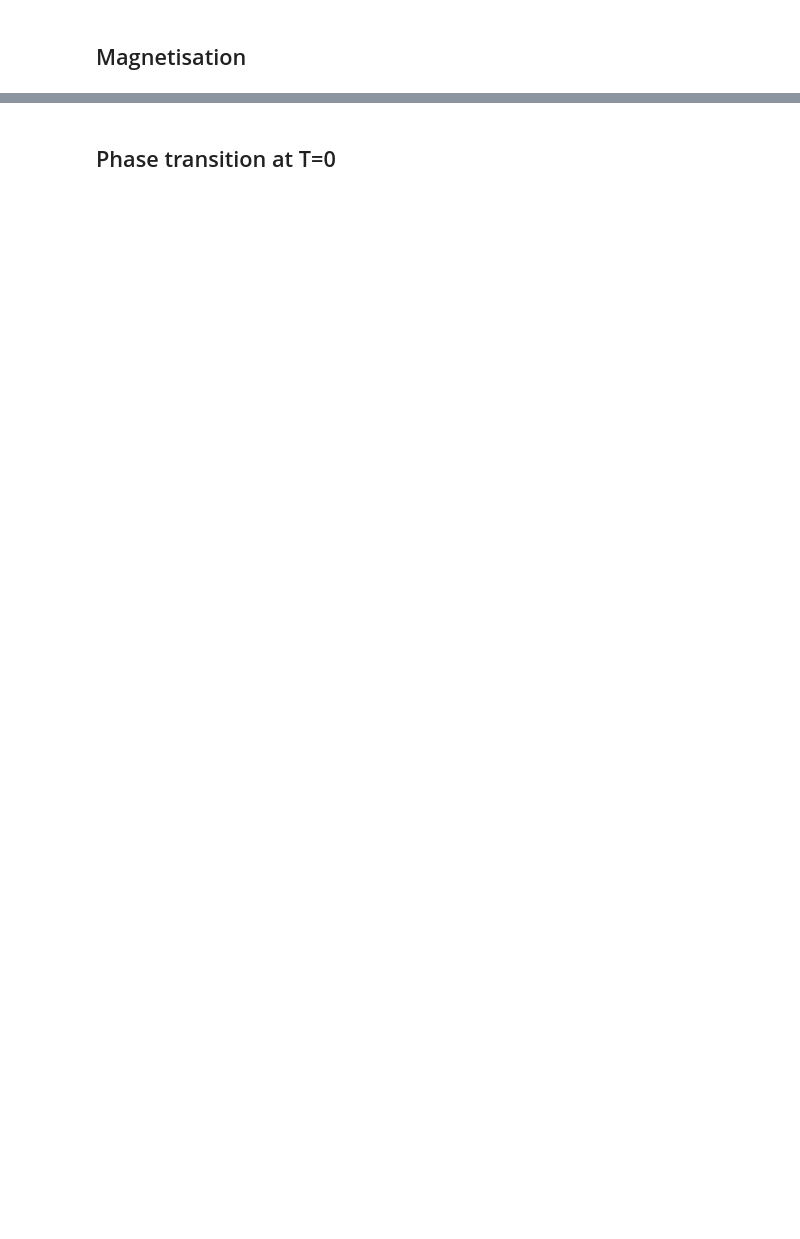
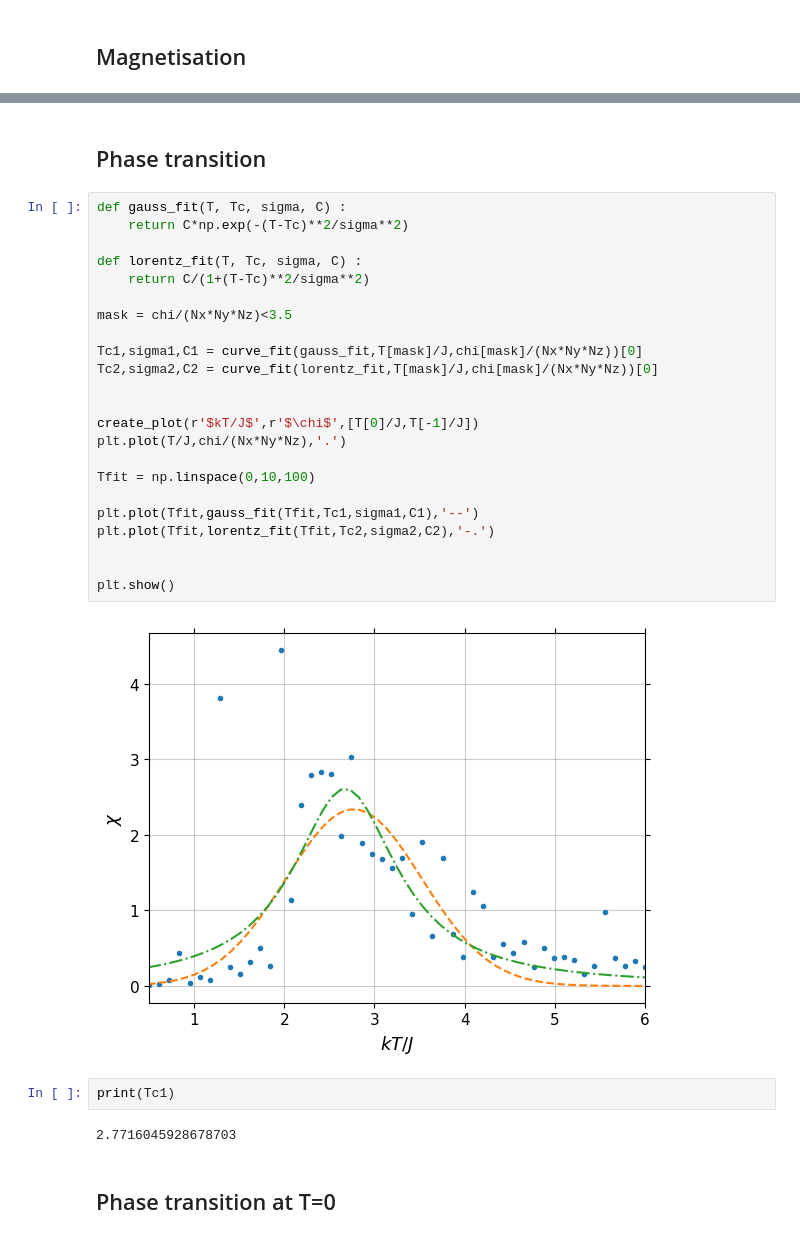
Before and after one commit to MathieuFerey/Transerve-Ising-Model, a Jupyter notebook: Transverse_Ising.ipynb, the cells around one changed output, grey strips where cells are left out. Drawn from its saved outputs; the diff is of its cells as text; blank space fills up the shorter version.

```diff
--- a/Transverse_Ising.ipynb
+++ b/Transverse_Ising.ipynb
@@ -154,3 +193,34 @@ plt.show()
+# %% [markdown]
+## Phase transition
+# %%
+def gauss_fit(T, Tc, sigma, C) :
+    return C*np.exp(-(T-Tc)**2/sigma**2)
+
+def lorentz_fit(T, Tc, sigma, C) :
+    return C/(1+(T-Tc)**2/sigma**2)
+
+mask = chi/(Nx*Ny*Nz)<3.5
+
+Tc1,sigma1,C1 = curve_fit(gauss_fit,T[mask]/J,chi[mask]/(Nx*Ny*Nz))[0]
+Tc2,sigma2,C2 = curve_fit(lorentz_fit,T[mask]/J,chi[mask]/(Nx*Ny*Nz))[0]
+
+
+create_plot(r'$kT/J$',r'$\chi$',[T[0]/J,T[-1]/J])
+plt.plot(T/J,chi/(Nx*Ny*Nz),'.')
+
+Tfit = np.linspace(0,10,100)
+
+plt.plot(Tfit,gauss_fit(Tfit,Tc1,sigma1,C1),'--')
+plt.plot(Tfit,lorentz_fit(Tfit,Tc2,sigma2,C2),'-.')
+
+
+plt.show()
+# %% [output]
+[figure, added]
+# %%
+print(Tc1)
+# %% [output]
+2.7716045928678703
 # %% [markdown]
 ## Phase transition at T=0
 # %%
```
Also changed, not shown: parts of 7 cells of this notebook, 8 other files.
